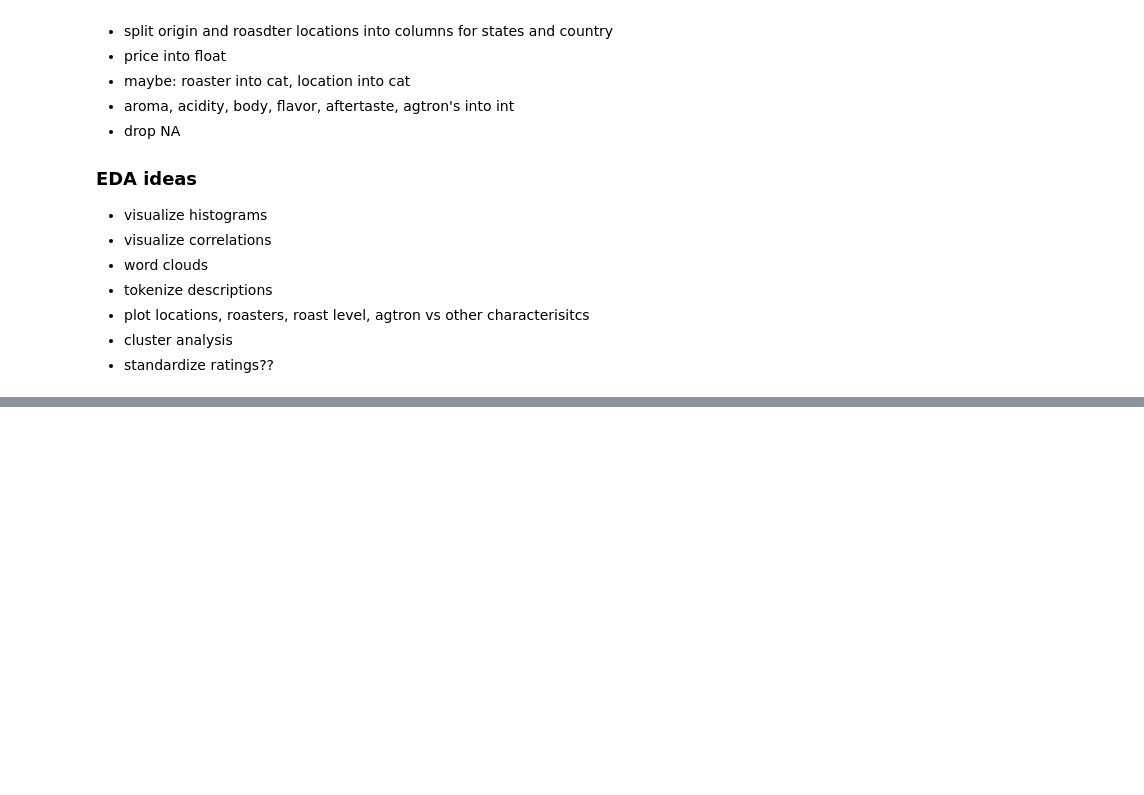
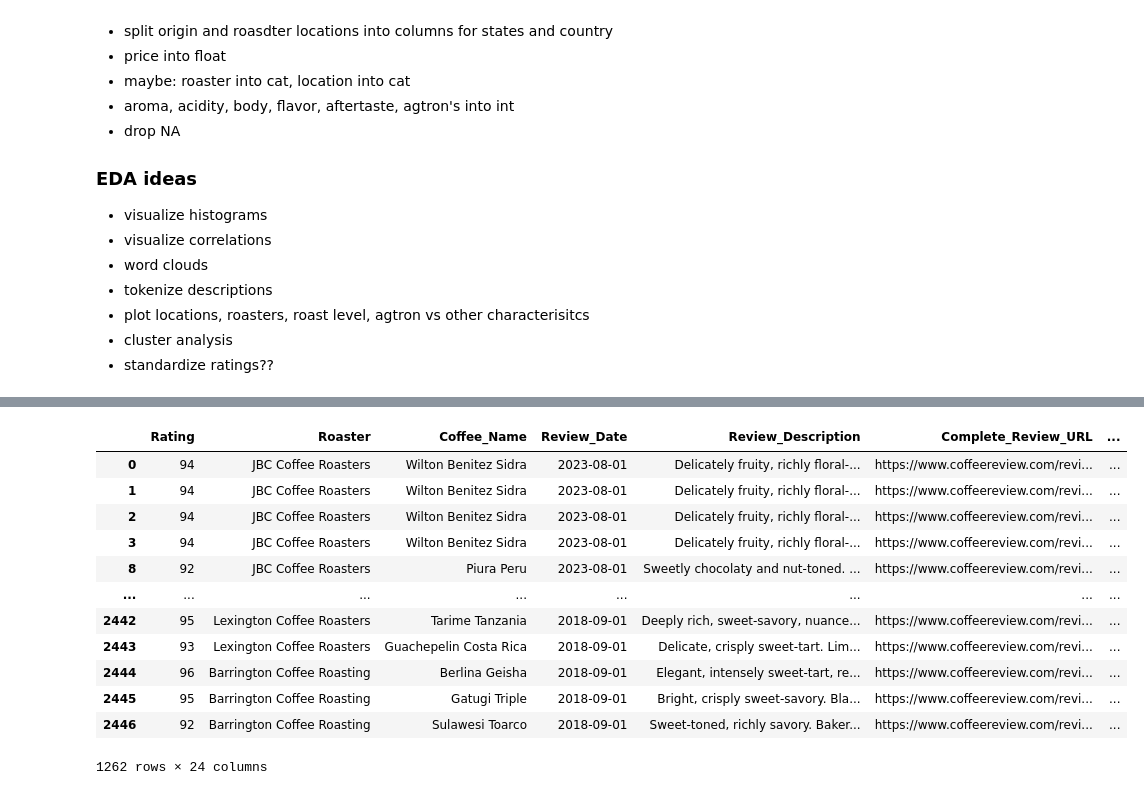
Before and after one commit to tynardone/coffee-reviews-analysis, a Jupyter notebook: coffee-review-eda.ipynb, the cells around one changed output, grey strips where cells are left out. Drawn from its saved outputs; the diff is of its cells as text; code cells hidden in the pictures; blank space fills up the shorter version.

```diff
--- a/coffee-review-eda.ipynb
+++ b/coffee-review-eda.ipynb
@@ -161,0 +88,25 @@ df[df['url'] == 'https://www.coffeereview.com/review/guatemala-acatenango-gesha-
+# %%
+import re
+
+pat = r'([\d.]+)\s*([a-zA-Z]+)'
+(coffee
+     .assign(quantity = coffee['Amount'].str.extract(pat)[0],
+             unit = coffee['Amount'].str.extract(pat)[1]
+            )
+     .dropna(axis=0)
+     .drop('Amount', axis=1)
+)
+# %% [output]
+|  | Rating | Roaster | Coffee_Name | Review_Date | Review_Description | Complete_Review_URL | ... |
+| 0 | 94 | JBC Coffee Roasters | Wilton Benitez Sidra | 2023-08-01 | Delicately fruity, richly floral-... | https://www.coffeereview.com/revi... | ... |
+| 1 | 94 | JBC Coffee Roasters | Wilton Benitez Sidra | 2023-08-01 | Delicately fruity, richly floral-... | https://www.coffeereview.com/revi... | ... |
+| 2 | 94 | JBC Coffee Roasters | Wilton Benitez Sidra | 2023-08-01 | Delicately fruity, richly floral-... | https://www.coffeereview.com/revi... | ... |
+| 3 | 94 | JBC Coffee Roasters | Wilton Benitez Sidra | 2023-08-01 | Delicately fruity, richly floral-... | https://www.coffeereview.com/revi... | ... |
+| 8 | 92 | JBC Coffee Roasters | Piura Peru | 2023-08-01 | Sweetly chocolaty and nut-toned. ... | https://www.coffeereview.com/revi... | ... |
+| ... | ... | ... | ... | ... | ... | ... | ... |
+| 2442 | 95 | Lexington Coffee Roasters | Tarime Tanzania | 2018-09-01 | Deeply rich, sweet-savory, nuance... | https://www.coffeereview.com/revi... | ... |
+| 2443 | 93 | Lexington Coffee Roasters | Guachepelin Costa Rica | 2018-09-01 | Delicate, crisply sweet-tart. Lim... | https://www.coffeereview.com/revi... | ... |
+| 2444 | 96 | Barrington Coffee Roasting | Berlina Geisha | 2018-09-01 | Elegant, intensely sweet-tart, re... | https://www.coffeereview.com/revi... | ... |
+| 2445 | 95 | Barrington Coffee Roasting | Gatugi Triple | 2018-09-01 | Bright, crisply sweet-savory. Bla... | https://www.coffeereview.com/revi... | ... |
+| 2446 | 92 | Barrington Coffee Roasting | Sulawesi Toarco | 2018-09-01 | Sweet-toned, richly savory. Baker... | https://www.coffeereview.com/revi... | ... |
+1262 rows × 24 columns
```
Also changed, not shown: parts of 7 cells of this notebook, 1 other file.
